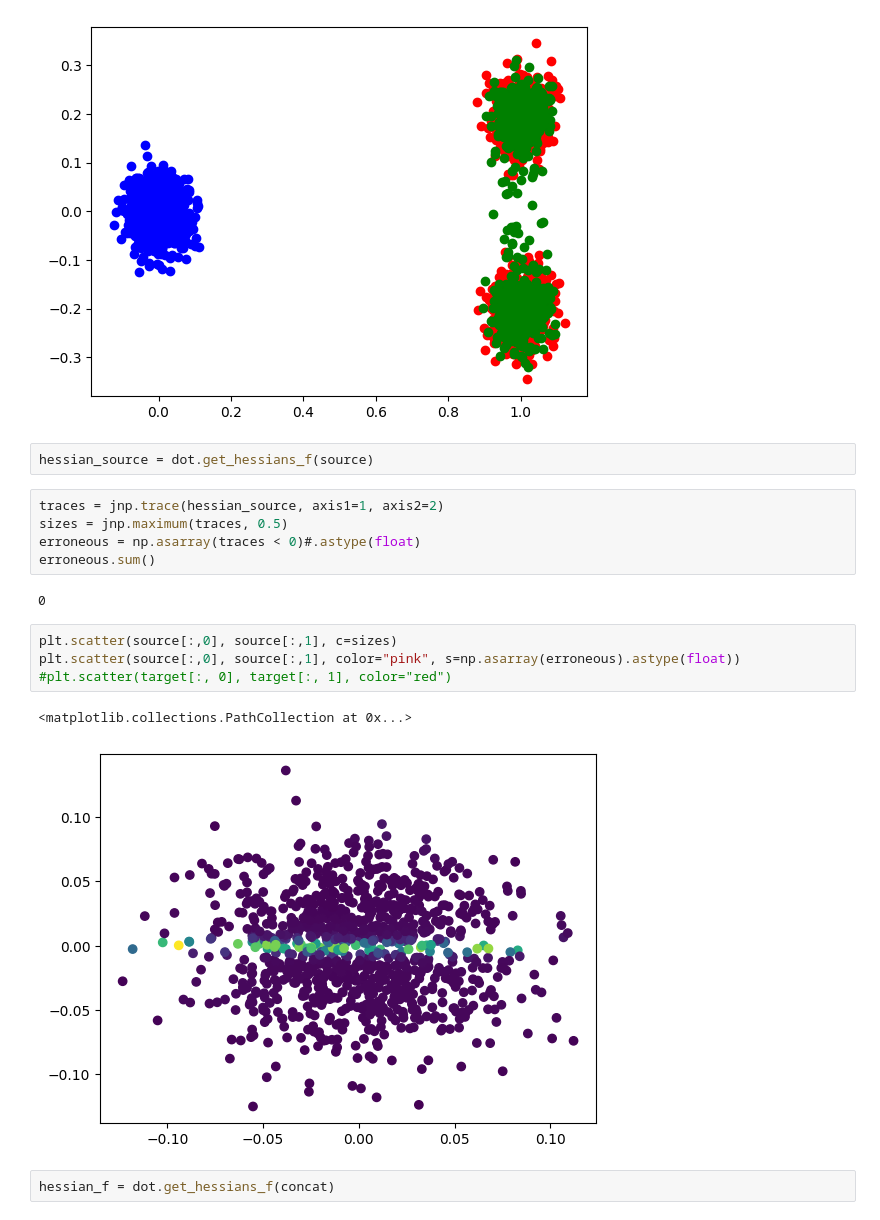
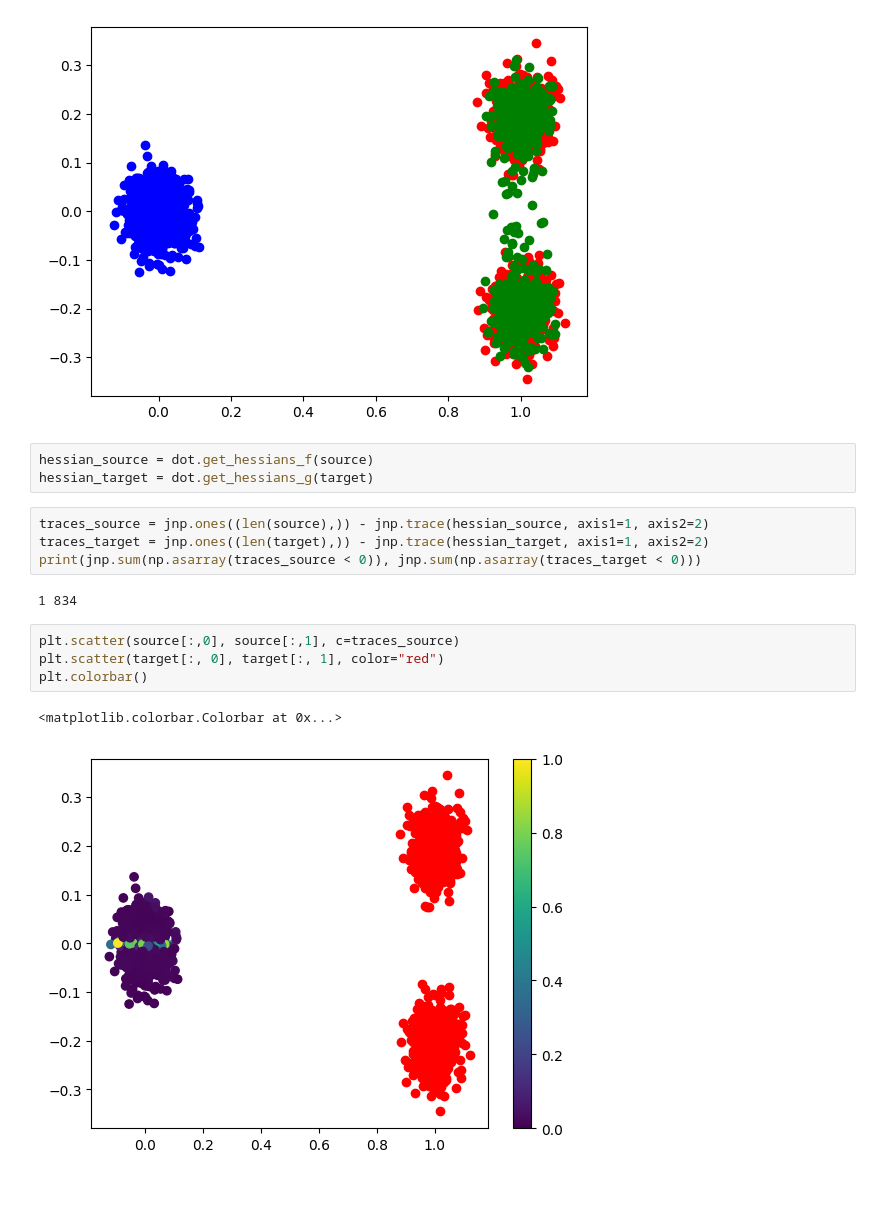
Before and after one commit to MUCDK/genot, a Jupyter notebook: notebooks/EntropicMaps_high_n.ipynb, the cells around one changed output. Saved outputs shown, nothing was run; the diff lists cells and outputs as text; blank space fills up the shorter version.

Commit message:
1d-plot

```diff
--- a/notebooks/EntropicMaps_high_n.ipynb
+++ b/notebooks/EntropicMaps_high_n.ipynb
@@ -93,19 +102,17 @@ plt.scatter(dot_transported[:, 0], dot_transported[:, 1], color="green")
 [figure]
 # %%
 hessian_source = dot.get_hessians_f(source)
+hessian_target = dot.get_hessians_g(target)
-# %%
-traces = jnp.trace(hessian_source, axis1=1, axis2=2)
-sizes = jnp.maximum(traces, 0.5)
-erroneous = np.asarray(traces < 0)#.astype(float)
-erroneous.sum()
-# %% [output]
-0
+# %%
+traces_source = jnp.ones((len(source),)) - jnp.trace(hessian_source, axis1=1, axis2=2)
+traces_target = jnp.ones((len(target),)) - jnp.trace(hessian_target, axis1=1, axis2=2)
+print(jnp.sum(np.asarray(traces_source < 0)), jnp.sum(np.asarray(traces_target < 0)))
+# %% [output]
+1 834
 # %%
-plt.scatter(source[:,0], source[:,1], c=sizes)
-plt.scatter(source[:,0], source[:,1], color="pink", s=np.asarray(erroneous).astype(float))
-#plt.scatter(target[:, 0], target[:, 1], color="red")
+plt.scatter(source[:,0], source[:,1], c=traces_source)
+plt.scatter(target[:, 0], target[:, 1], color="red")
+plt.colorbar()
 # %% [output]
-<matplotlib.collections.PathCollection at 0x...>
+<matplotlib.colorbar.Colorbar at 0x...>
-[figure, old version]
+[figure, new version]
-# %%
-hessian_f = dot.get_hessians_f(concat)
```
Also changed, not shown: parts of 21 cells of this notebook, 8 other files.
